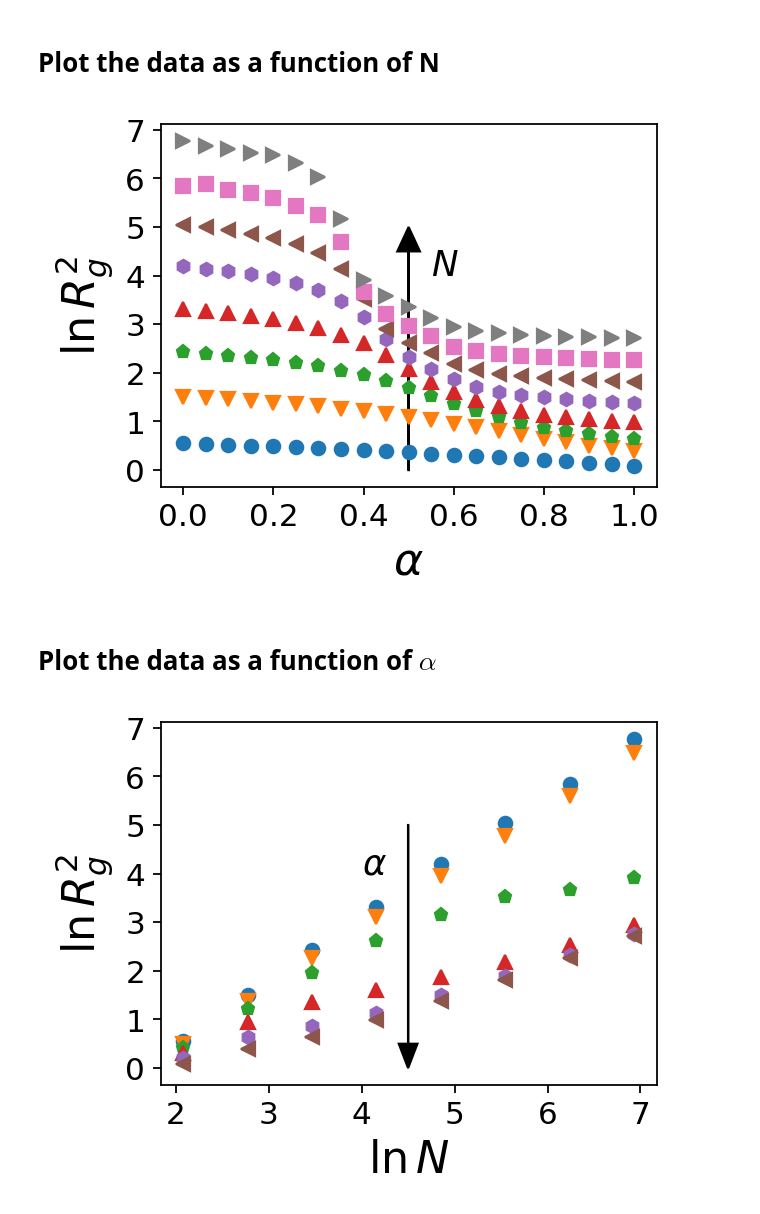
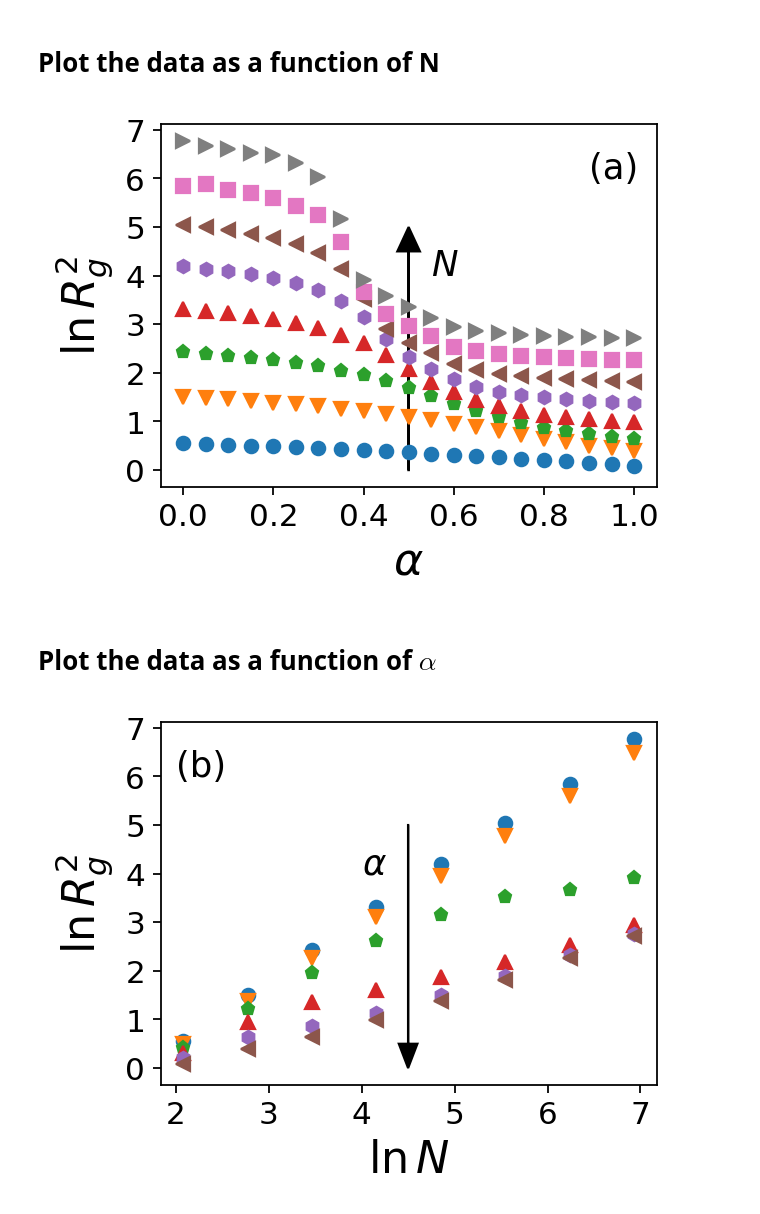
Before and after one commit to usnistgov/TaML, a Jupyter notebook: notebooks/DataVisualization.ipynb, the cells around one changed output. Cells and saved outputs as stored; diff of their text form; code cells hidden in the pictures.

```diff
--- a/notebooks/DataVisualization.ipynb
+++ b/notebooks/DataVisualization.ipynb
@@ -27,41 +28,42 @@ markers=['o','v','p','^','h','<','s','>']
 # %%
 figure(figsize=(4, 3), dpi=160)
 
-setlist=[]
+setlist = []
 for i in range(8):
 
-    N=int(2**(i+3))
-    setlist.append(dfall[np.isclose(dfall['log N'],np.log(N))])
+    N = int(2**(i+3))
+    setlist.append(dfall[np.isclose(dfall['log N'], np.log(N))])
 
-    plt.plot(setlist[i]['lambda'],setlist[i]['log Rg,mean'],markers[i])
+    plt.plot(setlist[i]['lambda'], setlist[i]['log Rg,mean'], markers[i])
 
 
 plt.xlabel(r'$\alpha$', fontsize=20)
 plt.ylabel(r'$\ln R_g^2$', fontsize=20)
 
 plt.xticks(fontsize=14)
 plt.yticks(fontsize=14)
 
-#plt.text(0,-2,'(a)',fontsize=16)
-plt.arrow(.5, 0, 0, 5,length_includes_head=True,head_width=.05,head_length=.5,color='black')
-plt.text(.55,4,r'$N$',fontsize=16)
+plt.text(.9, 6, '(a)', fontsize=16)
+plt.arrow(.5, 0, 0, 5, length_includes_head=True,
+          head_width=.05, head_length=.5, color='black')
+plt.text(.55, 4, r'$N$', fontsize=16)
 
-plt.savefig('alphadata.pdf',bbox_inches='tight')
+plt.savefig('alphadata.pdf', bbox_inches='tight')
 plt.show()
 # %% [output]
-[figure, old version]
+[figure, new version]
 # %% [markdown]
 # Plot the data as a function of $\alpha$
 # %%
 figure(figsize=(4, 3), dpi=160)
 
-setlist=[]
+setlist = []
 for i in range(6):
 
-    l=round(i*.2,2)
-    setlist.append(dfall[dfall['lambda']==l])
+    l = round(i*.2, 2)
+    setlist.append(dfall[dfall['lambda'] == l])
 
-    plt.plot(setlist[i]['log N'],setlist[i]['log Rg,mean'],markers[i])
+    plt.plot(setlist[i]['log N'], setlist[i]['log Rg,mean'], markers[i])
 
 
 plt.xlabel(r'$\ln N$', fontsize=20)
@@ -69,12 +71,13 @@ plt.ylabel(r'$\ln R_g^2$', fontsize=20)
 
 plt.xticks(fontsize=14)
 plt.yticks(fontsize=14)
-#plt.text(0,-2,'(a)',fontsize=16)
+plt.text(2, 6, '(b)', fontsize=16)
 
-plt.arrow(4.5, 5, 0, -5,length_includes_head=True,head_width=.2,head_length=.5,color='black')
-plt.text(4,4,r'$\alpha$',fontsize=16)
+plt.arrow(4.5, 5, 0, -5, length_includes_head=True,
+          head_width=.2, head_length=.5, color='black')
+plt.text(4, 4, r'$\alpha$', fontsize=16)
 
-plt.savefig('Ndata.pdf',bbox_inches='tight')
+plt.savefig('Ndata.pdf', bbox_inches='tight')
 plt.show()
 # %% [output]
-[figure, old version]
+[figure, new version]
```
Also changed, not shown: parts of 2 cells of this notebook, 4 other files.
